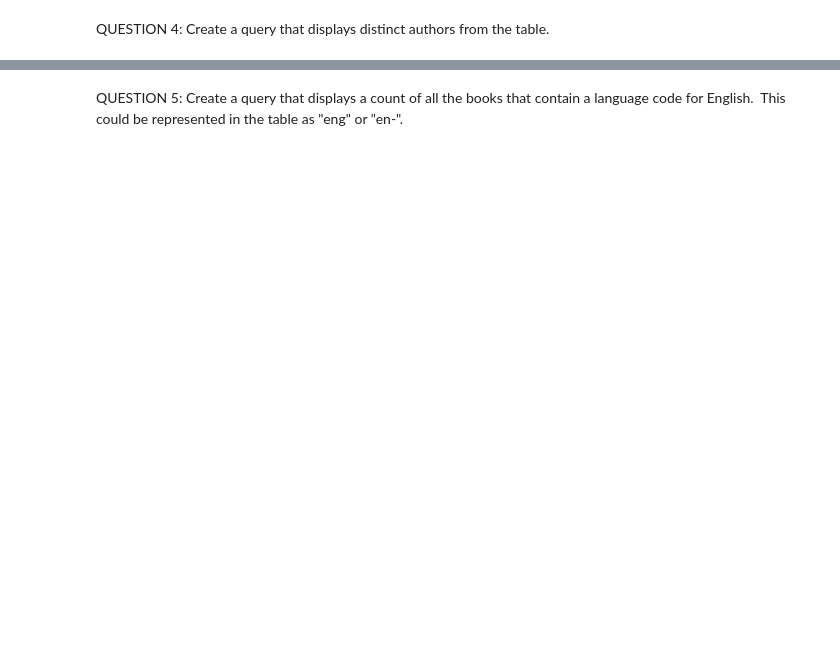
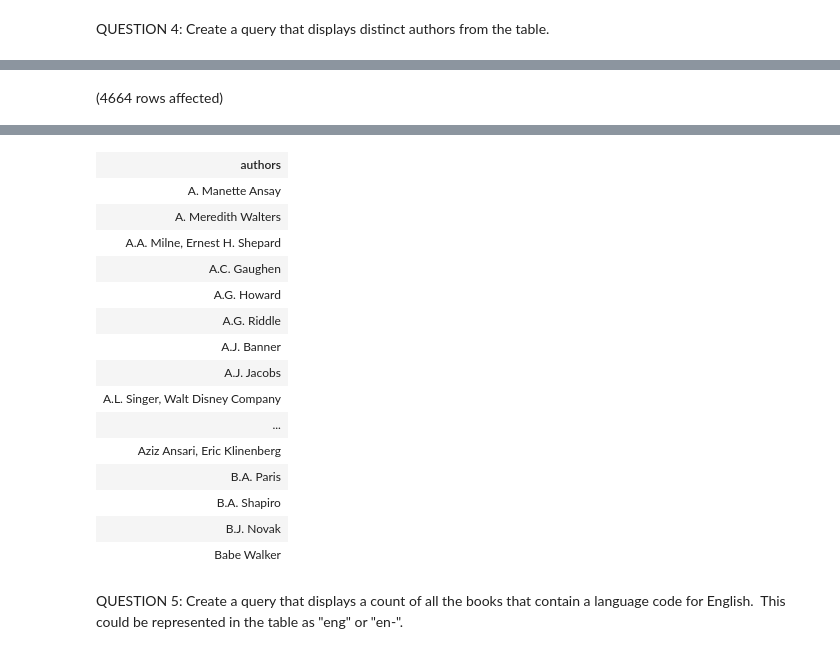
Before and after one commit to PurvaSagvekar/SQL-Part-1-Exercises, a Jupyter notebook: SQL-Part-1-Exercises.ipynb, the cells around one changed output, grey strips where cells are left out. Saved outputs shown, nothing was run; the diff lists cells and outputs as text; code cells hidden in the pictures; blank space fills up the shorter version.

```diff
--- a/SQL-Part-1-Exercises.ipynb
+++ b/SQL-Part-1-Exercises.ipynb
@@ -74,0 +77,5 @@ Total execution time: 00:00:00.049
+# %%
+SELECT  distinct authors
+FROM [BooksDB].[dbo].[books]
+# %% [output]
+(4664 rows affected)
@@ -75,2 +83,18 @@ Total execution time: 00:00:00.049
+| authors |
+| A. Manette Ansay |
+| A. Meredith Walters |
+| A.A. Milne, Ernest H. Shepard |
+| A.C. Gaughen |
+| A.G. Howard |
+| A.G. Riddle |
+| A.J. Banner |
+| A.J. Jacobs |
+| A.L. Singer, Walt Disney Company |
+| ... |
+| Aziz Ansari, Eric Klinenberg |
+| B.A. Paris |
+| B.A. Shapiro |
+| B.J. Novak |
+| Babe Walker |
 # %% [markdown]
 QUESTION 5: Create a query that displays a count of all the books that contain a language code for English.  This could be represented in the table as "eng" or "en-".
```
Also changed, not shown: parts of 16 cells of this notebook.
